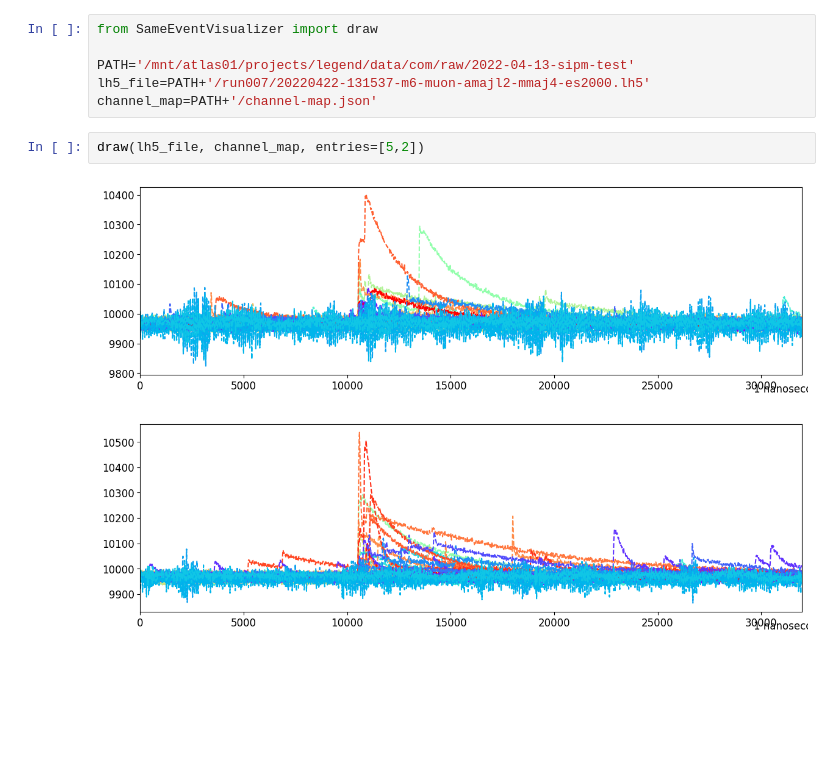
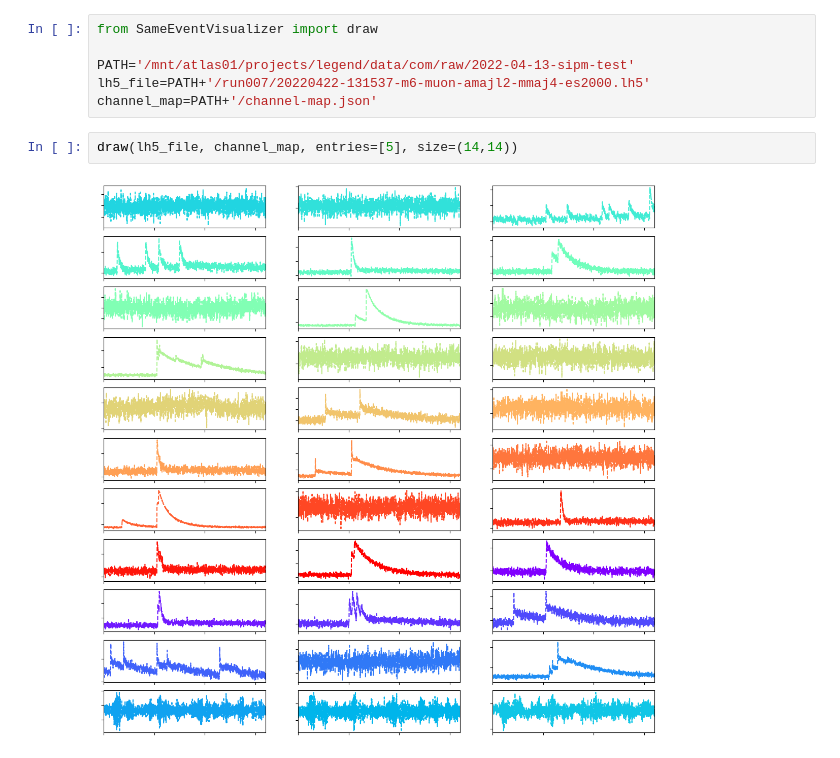
Before and after one commit to nikolay327/legend-tasks, a Jupyter notebook: same_event_waveforms/Run.ipynb, the cells around one changed output. Cells and saved outputs as stored; diff of their text form; blank space fills up the shorter version.

```diff
--- a/same_event_waveforms/Run.ipynb
+++ b/same_event_waveforms/Run.ipynb
@@ -5,7 +5,6 @@ PATH='/mnt/atlas01/projects/legend/data/com/raw/2022-04-13-sipm-test'
 lh5_file=PATH+'/run007/20220422-131537-m6-muon-amajl2-mmaj4-es2000.lh5'
 channel_map=PATH+'/channel-map.json'
 # %%
-draw(lh5_file, channel_map, entries=[5,2])
+draw(lh5_file, channel_map, entries=[5], size=(14,14))
 # %% [output]
-[figure, old version]
+[figure, new version]
-[figure, removed]
```
Also changed, not shown: parts of 1 cell of this notebook.
